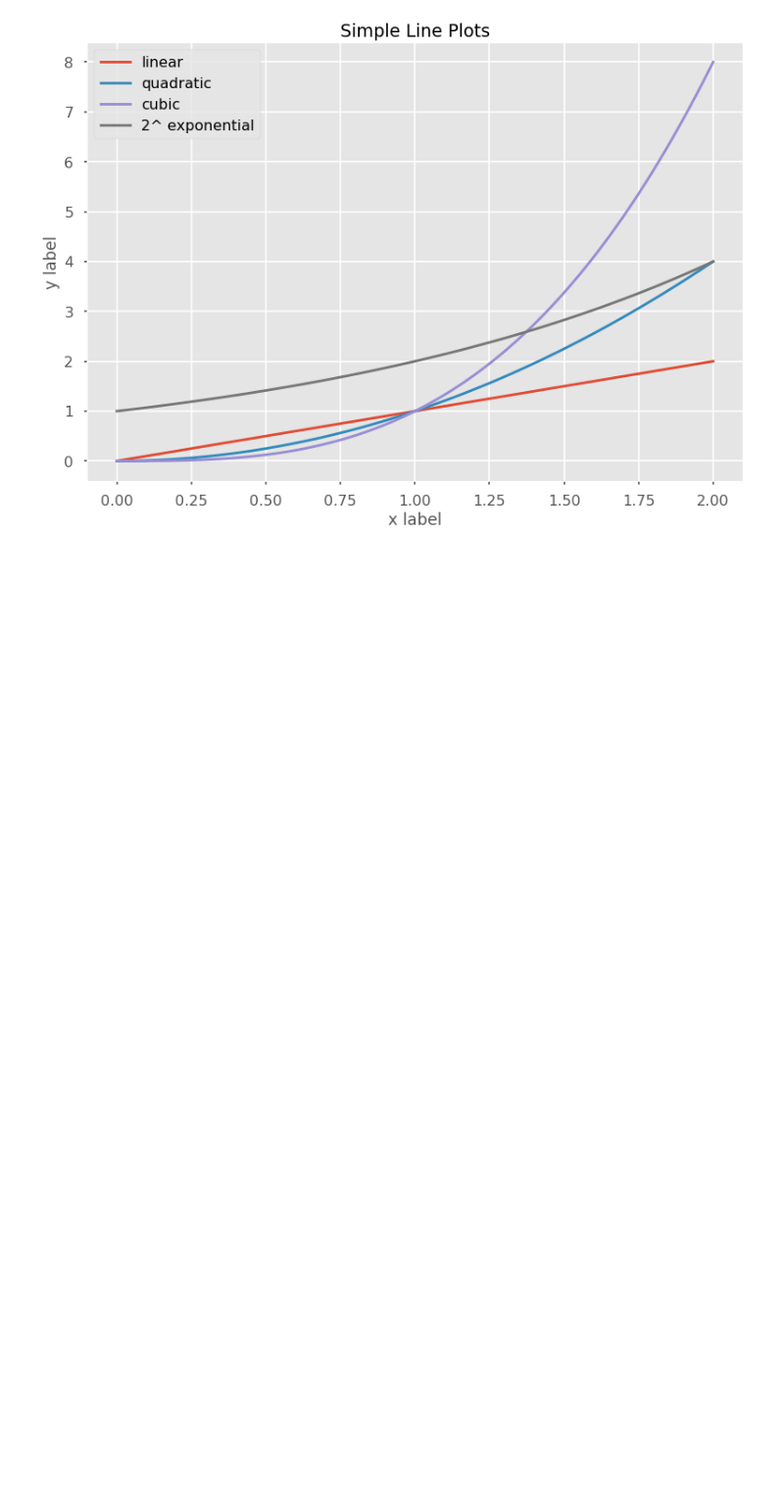
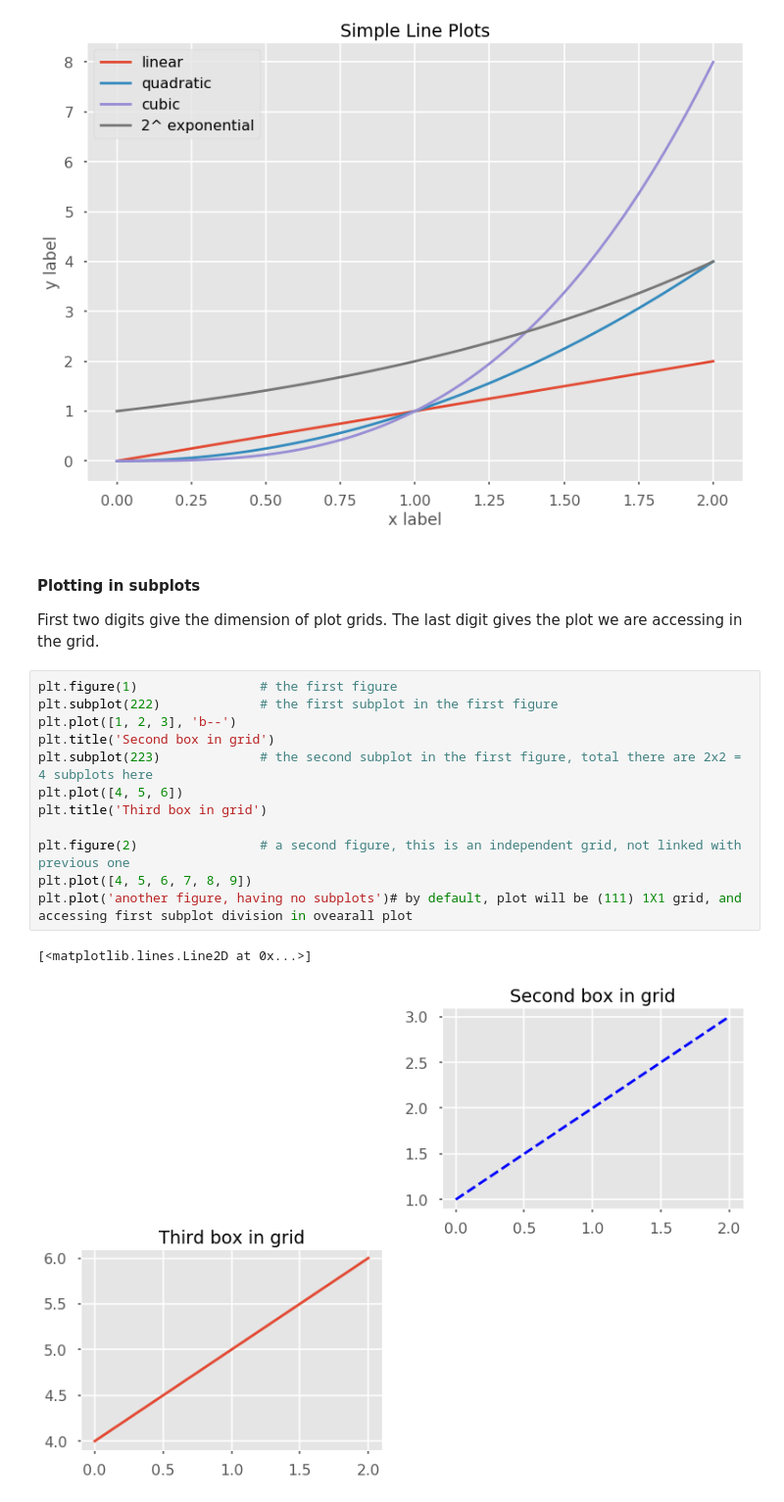
Before and after one commit to tanbirsohail/jupyter-notebooks, a Jupyter notebook: Matplotlib - Getting Started.ipynb, the cells around one changed output. Shown at 98% size. Drawn from its saved outputs; the diff is of its cells as text; blank space fills up the shorter version.

Commit message:
Added info for subplots

```diff
--- a/Matplotlib - Getting Started.ipynb
+++ b/Matplotlib - Getting Started.ipynb
@@ -82,3 +82,21 @@ plt.legend()
 plt.show()
 # %% [output]
 [figure]
+# %% [markdown]
+#### Plotting in subplots
+First two digits give the dimension of plot grids. The last digit gives the plot we are accessing in the grid.
+# %%
+plt.figure(1)                # the first figure
+plt.subplot(222)             # the first subplot in the first figure
+plt.plot([1, 2, 3], 'b--')
+plt.title('Second box in grid')
+plt.subplot(223)             # the second subplot in the first figure, total there are 2x2 = 4 subplots here
+plt.plot([4, 5, 6])
+plt.title('Third box in grid')
+
+plt.figure(2)                # a second figure, this is an independent grid, not linked with previous one
+plt.plot([4, 5, 6, 7, 8, 9])
+plt.plot('another figure, having no subplots')# by default, plot will be (111) 1X1 grid, and accessing first subplot division in ovearall plot
+# %% [output]
+[<matplotlib.lines.Line2D at 0x...>]
+[figure, added]
```
Also changed, not shown: parts of 1 cell of this notebook.
